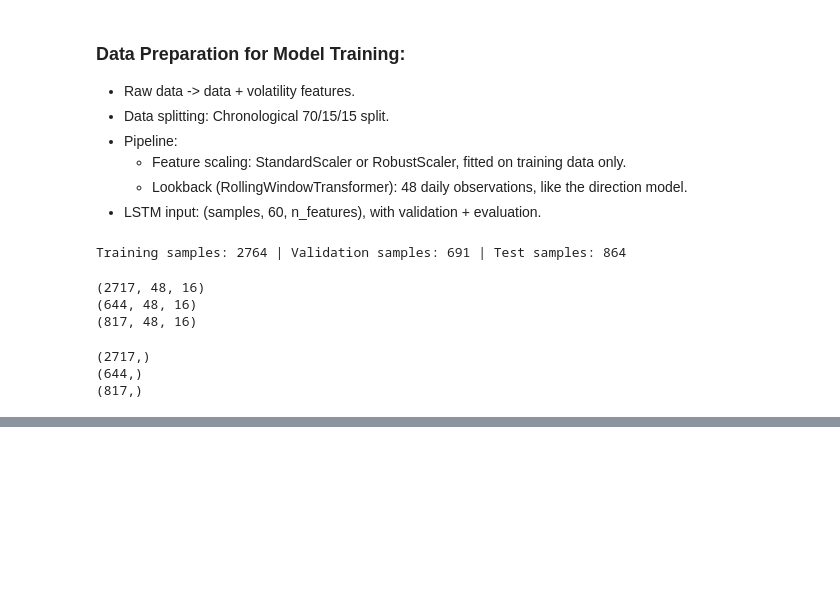
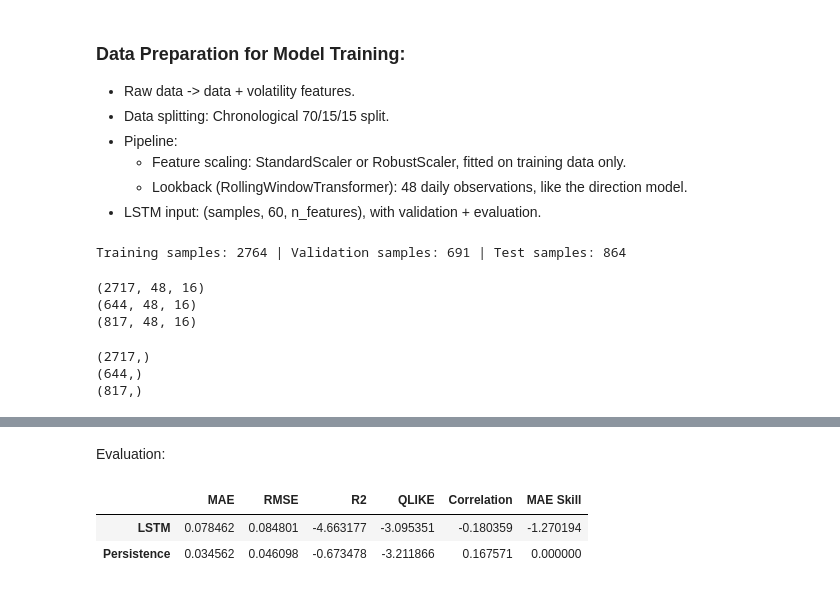
Before and after one commit to cameroncochrane/vlXsnPPgKKnWqEJB, a Jupyter notebook: experimentation/volatility_notebooks/1_volatility_modelling.ipynb, the cells around one changed output, grey strips where cells are left out. Cells and saved outputs as stored; diff of their text form; code cells hidden in the pictures; blank space fills up the shorter version.

Commit message:
- Further work regarding how the models and pipelines will be used to make predictions in the finall app. - Baseline volatility model (poor performance) created. Next is some tuning.

```diff
--- a/experimentation/volatility_notebooks/1_volatility_modelling.ipynb
+++ b/experimentation/volatility_notebooks/1_volatility_modelling.ipynb
@@ -262,7 +262,7 @@ model = Sequential([
     Dropout(0.2),
 
     Dense(16, activation="relu"),
-    Dense(1, activation="linear")
+    Dense(1, activation="softplus") #If log volatility target, use linear. Here it isn't log.
 ])
 
 model.compile(
@@ -332,0 +333,2 @@ Epoch 32/150
+# %% [markdown]
+Evaluation:
@@ -332,0 +341,39 @@ Epoch 32/150
+# %%
+def evaluate_volatility(model, X_test, y_test, baseline_vol):
+    # Predictions are already on the original volatility scale
+    y_true = np.asarray(y_test).ravel()
+    y_pred = model.predict(X_test, verbose=0).ravel()
+    baseline = np.asarray(baseline_vol).ravel() # Should be 'rv_20d' from the *test* data before pipeline applied to it...
+
+    def get_metrics(pred):
+        actual_var = y_true**2
+        pred_var = np.maximum(pred**2, 1e-12)
+
+        return {
+            "MAE": mean_absolute_error(y_true, pred),
+            "RMSE": np.sqrt(mean_squared_error(y_true, pred)),
+            "R2": r2_score(y_true, pred),
+            "QLIKE": np.mean(
+                np.log(pred_var) + actual_var / pred_var
+            ),
+            "Correlation": np.corrcoef(y_true, pred)[0, 1]
+        }
+
+    results = pd.DataFrame({
+        "LSTM": get_metrics(y_pred),
+        "Persistence": get_metrics(baseline)
+    }).T
+
+    results["MAE Skill"] = (
+        1 - results["MAE"] / results.loc["Persistence", "MAE"]
+    )
+
+    return results, y_true, y_pred
+# %%
+baseline_vol = X_test["rv_20d"].to_numpy()[lookback - 1:]
+# %%
+evaluation, y_true, y_pred = evaluate_volatility(model, X_test_seq, y_test_seq, baseline_vol)
+# %% [output]
+|  | MAE | RMSE | R2 | QLIKE | Correlation | MAE Skill |
+| LSTM | 0.078462 | 0.084801 | -4.663177 | -3.095351 | -0.180359 | -1.270194 |
+| Persistence | 0.034562 | 0.046098 | -0.673478 | -3.211866 | 0.167571 | 0.000000 |
```
Also changed, not shown: parts of 3 cells of this notebook, 4 other files.
